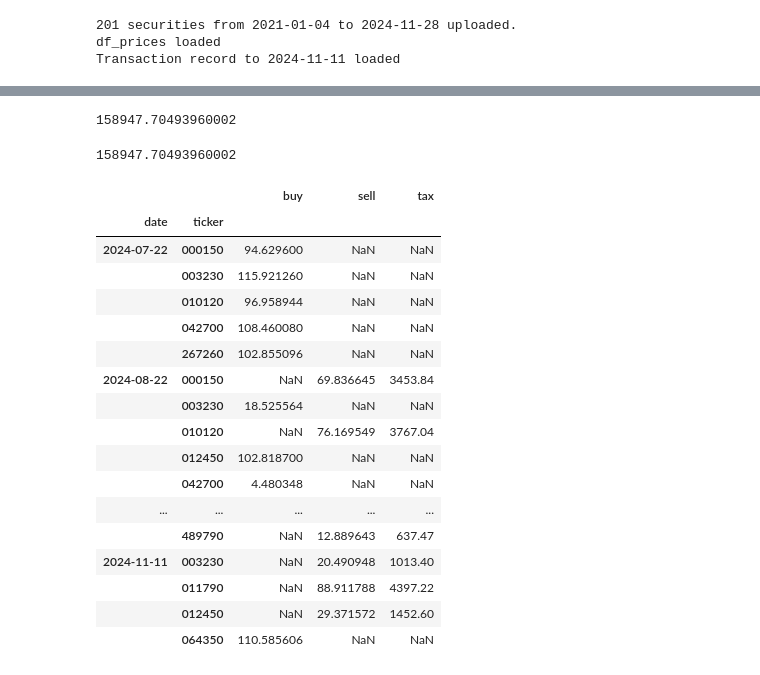
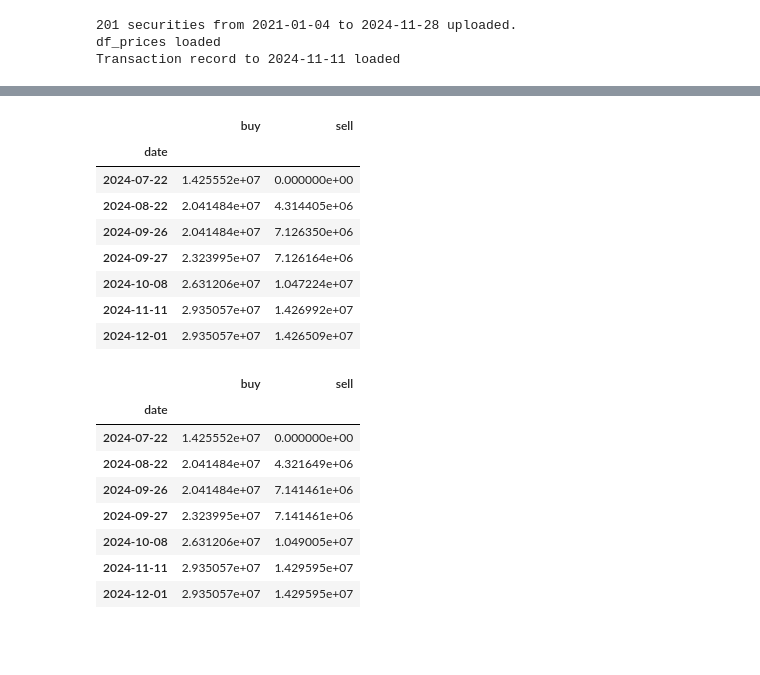
Before and after one commit to lbk209/portfolio, a Jupyter notebook: Allocate_Portfolio.ipynb, the cells around one changed output, grey strips where cells are left out. Drawn from its saved outputs; the diff is of its cells as text; code cells hidden in the pictures; blank space fills up the shorter version.

```diff
--- a/Allocate_Portfolio.ipynb
+++ b/Allocate_Portfolio.ipynb
@@ -1170,8 +955,0 @@ dtype: float64
-# %%
-sr_val.abs().mul(commission).sum()
-# %% [output]
-158947.70493960002
-# %%
-_calc_fee_trading(cc, pf_mmt.record, 0.00363960)
-# %% [output]
-158947.70493960002
@@ -1208,21 +956,27 @@ sr_buy.to_frame().join(sr_sell, how='outer').join(sr_fee, how='outer').join(sr_t
-# %%
-sr_buy.to_frame().join(sr_sell, how='outer').join(sr_tax, how='outer')
-# %% [output]
-|  |  | buy | sell | tax |
-| date | ticker |  |  |  |
-| 2024-07-22 | 000150 | 94.629600 | NaN | NaN |
-|  | 003230 | 115.921260 | NaN | NaN |
-|  | 010120 | 96.958944 | NaN | NaN |
-|  | 042700 | 108.460080 | NaN | NaN |
-|  | 267260 | 102.855096 | NaN | NaN |
-| 2024-08-22 | 000150 | NaN | 69.836645 | 3453.84 |
-|  | 003230 | 18.525564 | NaN | NaN |
-|  | 010120 | NaN | 76.169549 | 3767.04 |
-|  | 012450 | 102.818700 | NaN | NaN |
-|  | 042700 | 4.480348 | NaN | NaN |
-| ... | ... | ... | ... | ... |
-|  | 489790 | NaN | 12.889643 | 637.47 |
-| 2024-11-11 | 003230 | NaN | 20.490948 | 1013.40 |
-|  | 011790 | NaN | 88.911788 | 4397.22 |
-|  | 012450 | NaN | 29.371572 | 1452.60 |
-|  | 064350 | 110.585606 | NaN | NaN |
+# %%
+#cm.calc_fee_trading(0.00363960)
+#cm.calc_tax(0.18)
+#cm.calc_fee_annual(0.7)
+cm.calc_cashflow_history(cost=cost)
+# %% [output]
+|  | buy | sell |
+| date |  |  |
+| 2024-07-22 | 1.425552e+07 | 0.000000e+00 |
+| 2024-08-22 | 2.041484e+07 | 4.314405e+06 |
+| 2024-09-26 | 2.041484e+07 | 7.126350e+06 |
+| 2024-09-27 | 2.323995e+07 | 7.126164e+06 |
+| 2024-10-08 | 2.631206e+07 | 1.047224e+07 |
+| 2024-11-11 | 2.935057e+07 | 1.426992e+07 |
+| 2024-12-01 | 2.935057e+07 | 1.426509e+07 |
+# %%
+cm.calc_cashflow_history()
+# %% [output]
+|  | buy | sell |
+| date |  |  |
+| 2024-07-22 | 1.425552e+07 | 0.000000e+00 |
+| 2024-08-22 | 2.041484e+07 | 4.321649e+06 |
+| 2024-09-26 | 2.041484e+07 | 7.141461e+06 |
+| 2024-09-27 | 2.323995e+07 | 7.141461e+06 |
+| 2024-10-08 | 2.631206e+07 | 1.049005e+07 |
+| 2024-11-11 | 2.935057e+07 | 1.429595e+07 |
+| 2024-12-01 | 2.935057e+07 | 1.429595e+07 |
```
Also changed, not shown: parts of 28 cells of this notebook, 1 other file.
